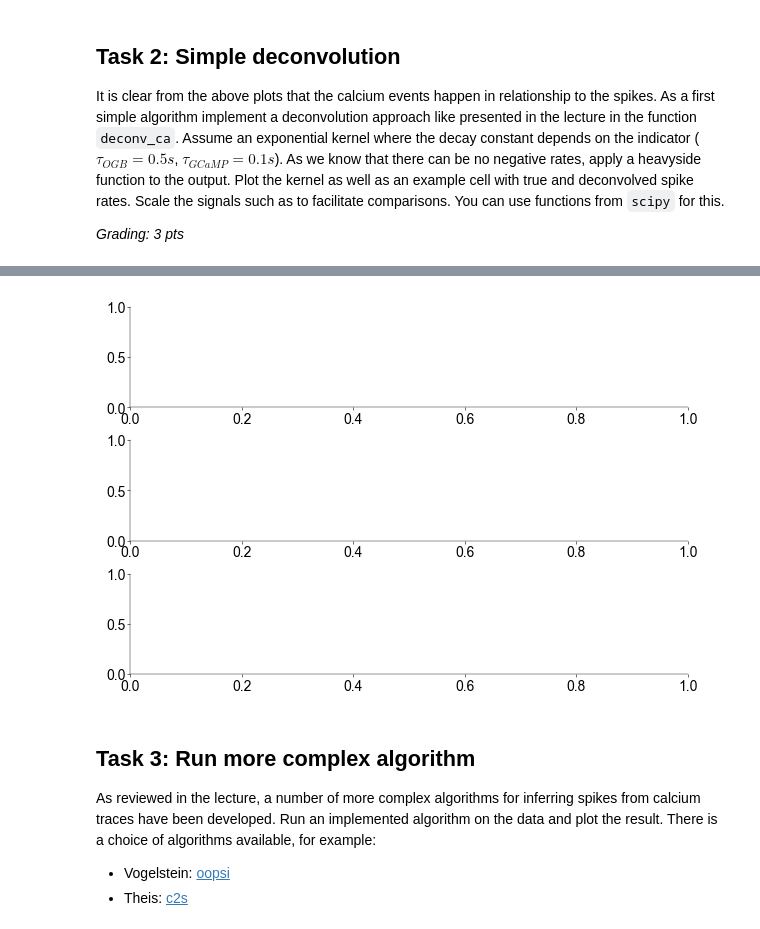
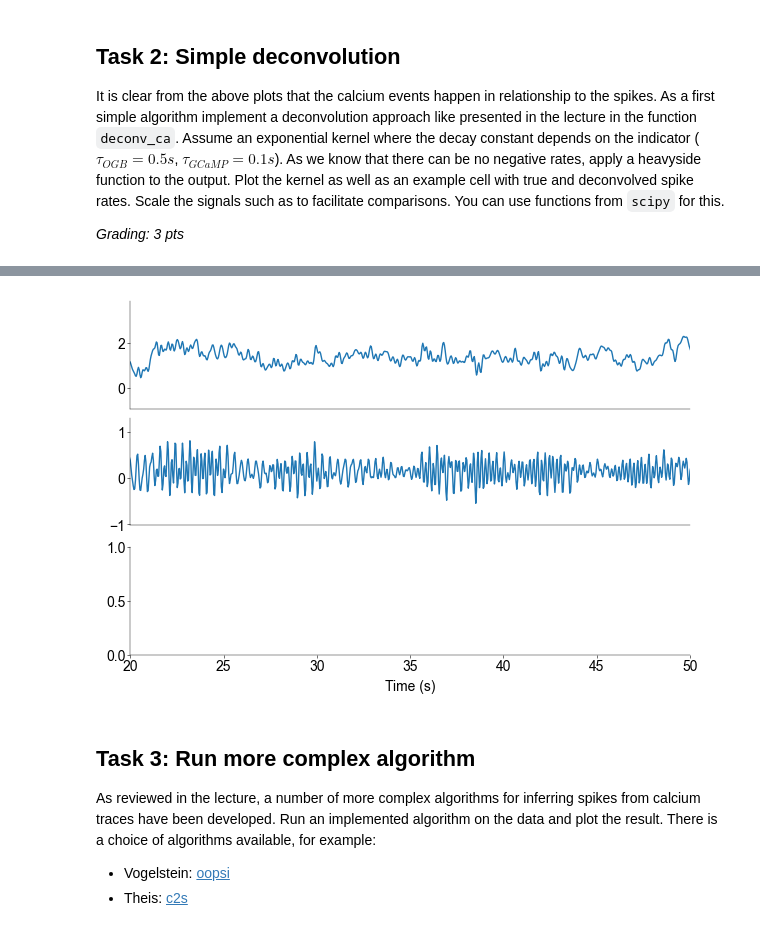
Before and after one commit to H-Kugler/neural-data-science, a Jupyter notebook: notebooks/CodingLab3_leander.ipynb, the cells around one changed output, grey strips where cells are left out. Saved outputs shown, nothing was run; the diff lists cells and outputs as text; code cells hidden in the pictures.

```diff
--- a/notebooks/CodingLab3_leander.ipynb
+++ b/notebooks/CodingLab3_leander.ipynb
@@ -85,6 +85,15 @@ ogb_spikes.head()
 | 2 | 0 | 0 | 0.0 | 0.0 | 0 | 0 | 0 | 0.0 | 0 | 0.0 | 0 |
 | 3 | 0 | 0 | 0.0 | 0.0 | 0 | 1 | 0 | 0.0 | 0 | 0.0 | 0 |
 | 4 | 0 | 0 | 0.0 | 0.0 | 0 | 0 | 0 | 0.0 | 0 | 0.0 | 0 |
+# %%
+ogb_calcium_25Hz = ogb_calcium.iloc[::4, :]
+ogb_spikes_25Hz = ogb_spikes.iloc[::4, :]
+gcamp_calcium_25Hz = gcamp_calcium.iloc[::4, :]
+gcamp_spikes_25Hz = gcamp_spikes.iloc[::4, :]
+ogb_calcium_25Hz.shape[0], ogb_calcium.shape[0] // 4
+
+fs = 25  # Hz
+dt = 1 / fs  # seconds
 # %% [markdown]
 ## Task 1: Visualization of calcium and spike recordings
 
@@ -185,5 +195,8 @@ def deconv_ca(ca, tau, dt):
     # --------------------------------------------
     # apply devonvolution to calcium signal (1 pt)
     # --------------------------------------------
-
+    kernel_len = 10  # in seconds (choose something that is much longer than the kernel has support)
+    x = np.linspace(0, kernel_len, fs * kernel_len)
+    kernel = np.exp(-x / tau)
+    sp_hat, _ = signal.deconvolve(ca, kernel)
     return sp_hat
@@ -197,0 +203,15 @@ fig, ax = plt.subplots(figsize=(6, 5), layout="constrained")
+# %%
+fig, ax = plt.subplots(figsize=(6, 5), layout="constrained")
+
+# -------------------------
+# Plot the 2 kernels (1 pt)
+# -------------------------
+WINDOW = 4
+x = np.linspace(0, WINDOW, fs * WINDOW)
+kernel_1 = np.exp(-x / 0.5)
+kernel_2 = np.exp(-x / 0.1)
+ax.plot(x, kernel_1, label="tau = 0.5")
+ax.plot(x, kernel_2, label="tau = 0.1")
+ax.set_xlabel("Time (s)")
+ax.set_ylabel("Kernel value")
+ax.legend()
@@ -198,15 +221,29 @@ fig, ax = plt.subplots(figsize=(6, 5), layout="constrained")
 # %%
 # --------------------------------------------------------------------------
 # Compare true and deconvolved spikes rates for the OGB or GCamP Cell (1 pt)
 # --------------------------------------------------------------------------
+START = 20
+WINDOW = 30
 
 fig, axs = plt.subplots(
     3, 1, figsize=(6, 4), height_ratios=[1, 1, 1], gridspec_kw=dict(hspace=0)
 )
 
 # OGB Cell
+# axs[0].plot(ogb_calcium.iloc[:, OGB_CELL], label="true")
+plot_calcium(axs[0], ogb_calcium, OGB_CELL)
+y = deconv_ca(ogb_calcium.iloc[:, OGB_CELL], 0.5, 0.01)
+plot_calcium(axs[1], pd.DataFrame(y), 0)
+plot_spikes(axs[2], ogb_spikes, OGB_CELL)
+
+for i, ax in enumerate(axs):
+    ax.set_xlim(START, START + WINDOW)
+    if i != 2:
+        ax.set_xticks([])
+    else:
+        ax.set_xlabel("Time (s)")
 # %% [output]
-[figure, old version]
+[figure, new version]
 # %% [markdown]
 ## Task 3: Run more complex algorithm
 
```
Also changed, not shown: parts of 5 cells of this notebook.
